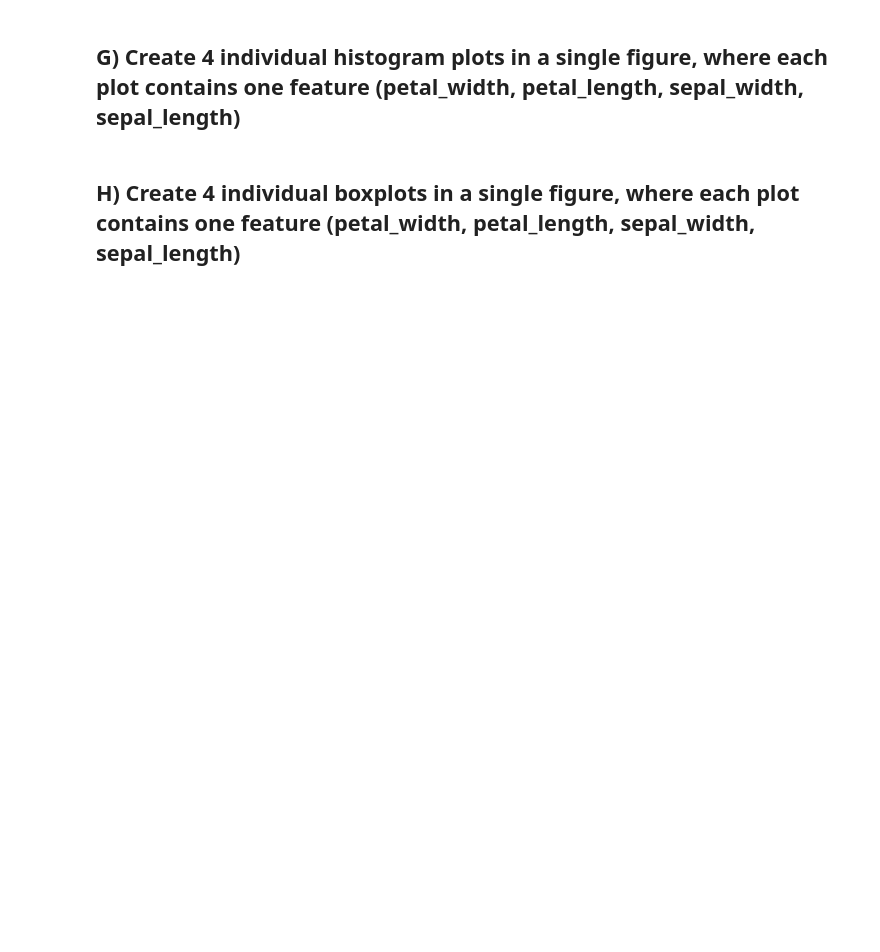
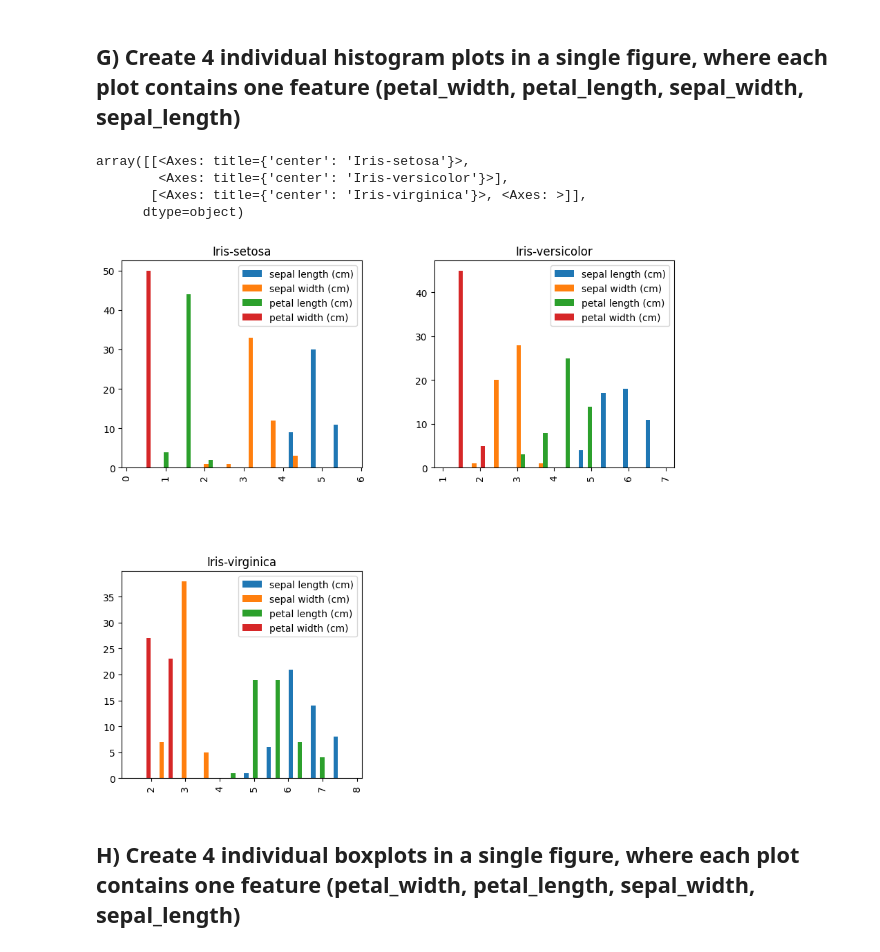
Before and after one commit to EZRA-DVLPR/MachineLearning-Comp542, a Jupyter notebook: assignment2.ipynb, the cells around one changed output. Cells and saved outputs as stored; diff of their text form; code cells hidden in the pictures; blank space fills up the shorter version.

```diff
--- a/assignment2.ipynb
+++ b/assignment2.ipynb
@@ -94,2 +101,12 @@ plt.show()
+# %%
+#plots each of the other features against class: setosa, versicolor, virginica
+
+df.hist(by = 'class', figsize = (10,10), legend = True)
+# %% [output]
+array([[<Axes: title={'center': 'Iris-setosa'}>,
+        <Axes: title={'center': 'Iris-versicolor'}>],
+       [<Axes: title={'center': 'Iris-virginica'}>, <Axes: >]],
+      dtype=object)
+[figure, added]
 # %% [markdown]
 ## H) Create 4 individual boxplots in a single figure, where each plot contains one feature (petal_width, petal_length, sepal_width, sepal_length)
```
Also changed, not shown: parts of 11 cells of this notebook.
